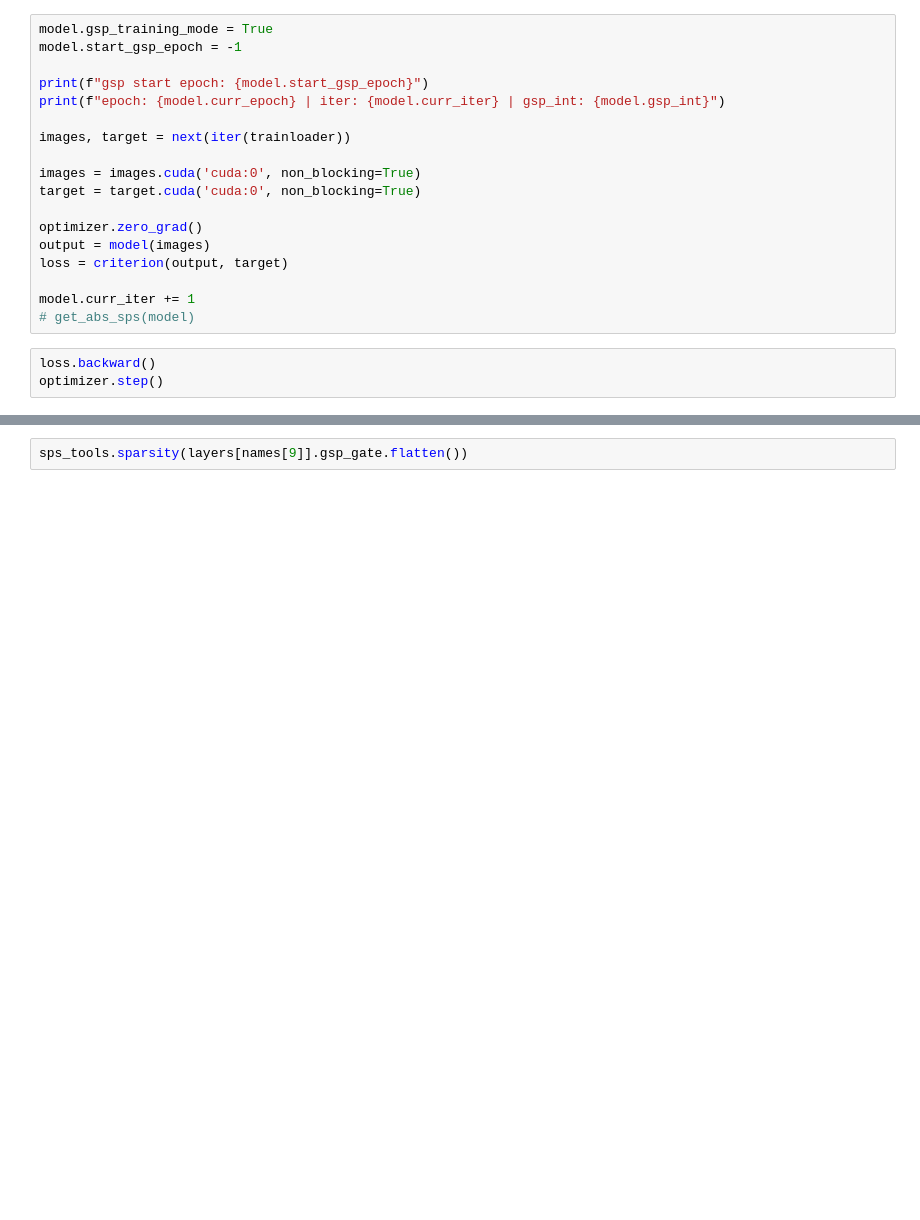
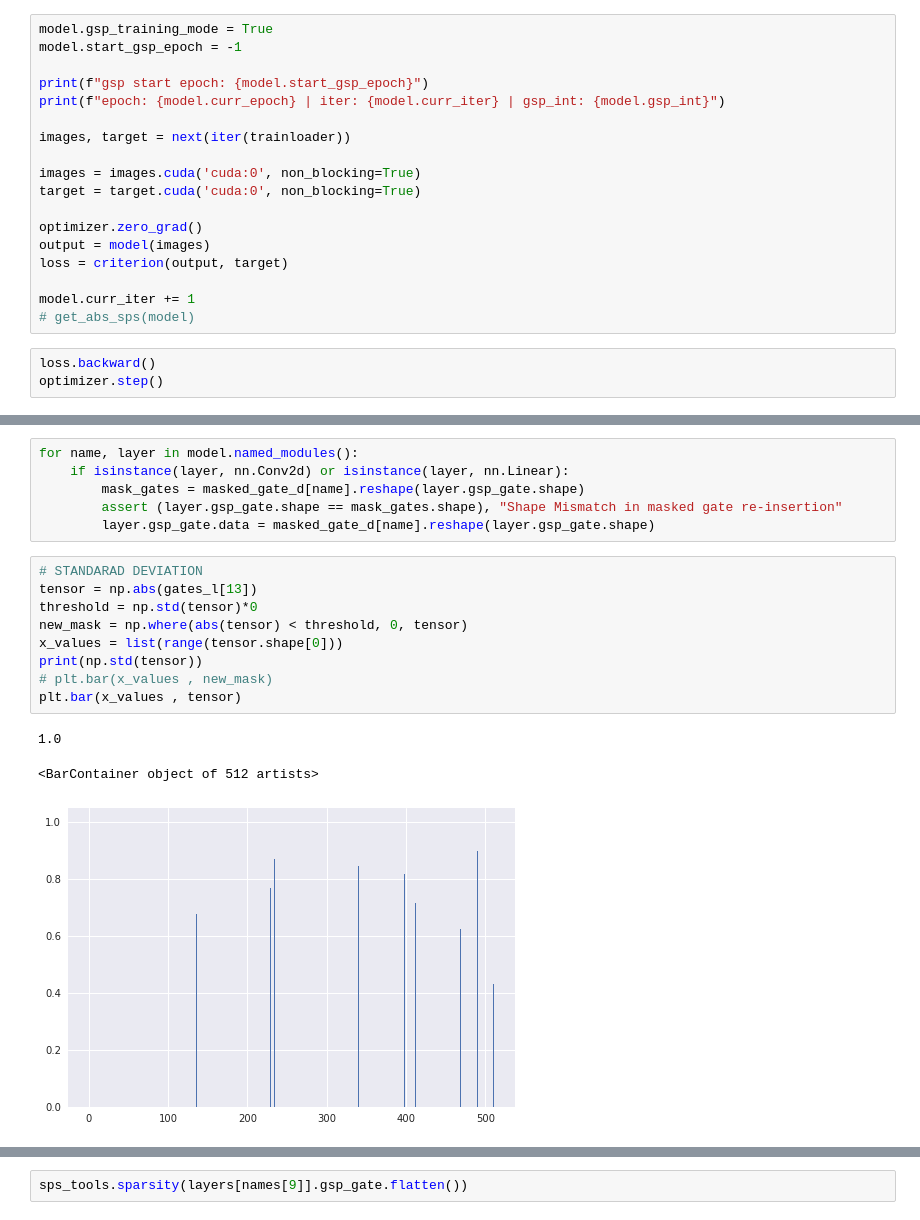
Before and after one commit to riohib/gsp-for-deeplearning, a Jupyter notebook: cifar10/test.ipynb, the cells around one changed output, grey strips where cells are left out. Saved outputs shown, nothing was run; the diff lists cells and outputs as text; blank space fills up the shorter version.

```diff
--- a/cifar10/test.ipynb
+++ b/cifar10/test.ipynb
@@ -179,0 +294,19 @@ optimizer.step()
+# %%
+for name, layer in model.named_modules():
+    if isinstance(layer, nn.Conv2d) or isinstance(layer, nn.Linear):
+        mask_gates = masked_gate_d[name].reshape(layer.gsp_gate.shape)
+        assert (layer.gsp_gate.shape == mask_gates.shape), "Shape Mismatch in masked gate re-insertion"
+        layer.gsp_gate.data = masked_gate_d[name].reshape(layer.gsp_gate.shape)
+# %%
+# STANDARAD DEVIATION
+tensor = np.abs(gates_l[13])
+threshold = np.std(tensor)*0
+new_mask = np.where(abs(tensor) < threshold, 0, tensor)
+x_values = list(range(tensor.shape[0]))
+print(np.std(tensor))
+# plt.bar(x_values , new_mask)
+plt.bar(x_values , tensor)
+# %% [output]
+1.0
+<BarContainer object of 512 artists>
+[figure, added]
```
Also changed, not shown: parts of 22 cells of this notebook, 5 other files.
